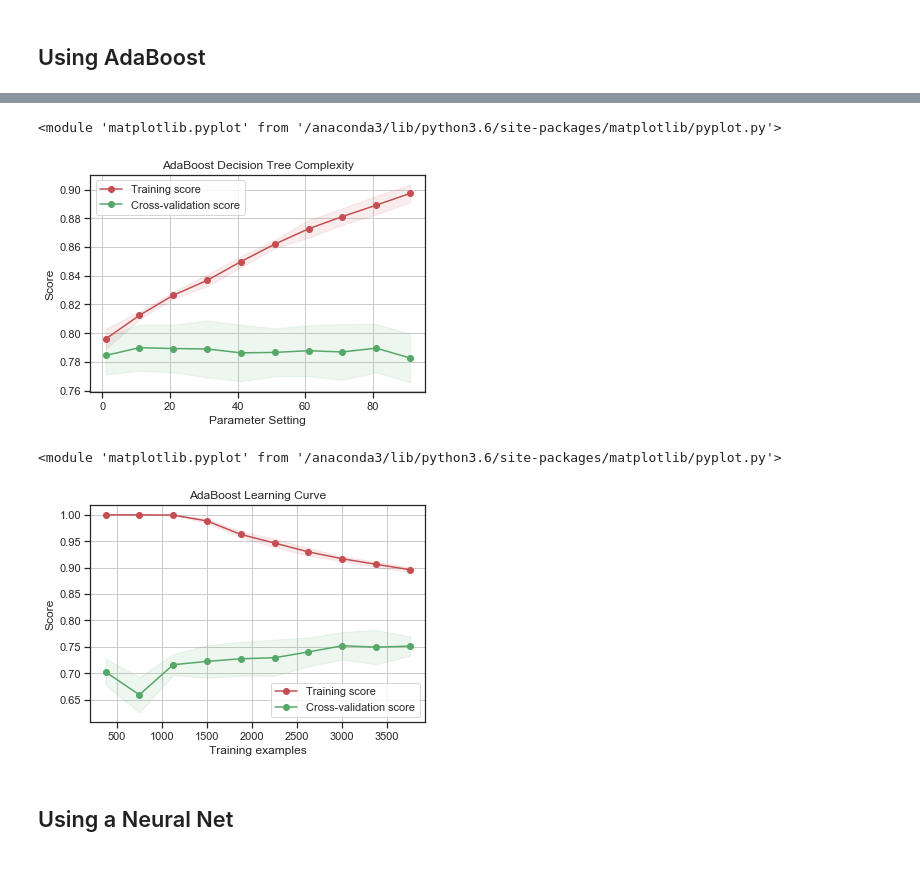
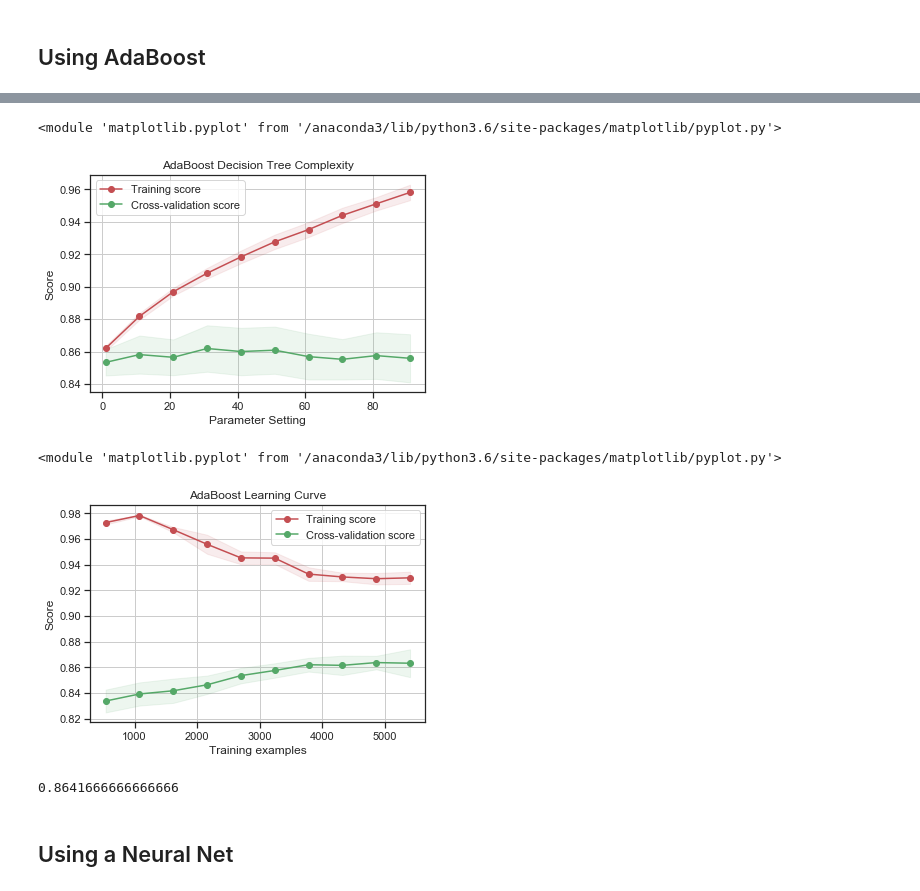
Before and after one commit to JonMcEntee/gatech, a Jupyter notebook: Machine Learning - Assignment 1.ipynb, the cells around one changed output, grey strips where cells are left out. Drawn from its saved outputs; the diff is of its cells as text; code cells hidden in the pictures.

```diff
--- a/Machine Learning - Assignment 1.ipynb
+++ b/Machine Learning - Assignment 1.ipynb
@@ -299,17 +384,27 @@ clf.best_params_
 # %%
-clf = AdaBoostClassifier(DecisionTreeClassifier(max_depth=4, min_samples_split=70), learning_rate=0.1)
+clf = AdaBoostClassifier(DecisionTreeClassifier(max_depth=9, min_samples_split=220),
+                         learning_rate=0.1)
 plot_validation_curve(estimator=clf, title="AdaBoost Decision Tree Complexity",
-                      X=X_train, y=y_train, param_name='n_estimators', param_range=range(1, 100, 10), cv=10)
+                      X=X_train, y=y_train, param_name='n_estimators',
+                      param_range=range(1, 100, 10), cv=10, n_jobs=-1)
 # %% [output]
 <module 'matplotlib.pyplot' from '/anaconda3/lib/python3.6/site-packages/matplotlib/pyplot.py'>
-[figure, old version]
+[figure, new version]
 # %%
 # the built in learning curve
-clf = AdaBoostClassifier(DecisionTreeClassifier(max_depth=4, min_samples_split=70), learning_rate=1, n_estimators=40)
+clf = AdaBoostClassifier(DecisionTreeClassifier(max_depth=9, min_samples_split=220),
+                         learning_rate=0.1, n_estimators=58)
 plot_learning_curve(estimator=clf, title="AdaBoost Learning Curve", X=X, y=y, cv=10)
 # %% [output]
 <module 'matplotlib.pyplot' from '/anaconda3/lib/python3.6/site-packages/matplotlib/pyplot.py'>
-[figure, old version]
+[figure, new version]
+# %%
+clf = AdaBoostClassifier(DecisionTreeClassifier(max_depth=9, min_samples_split=220),
+                         learning_rate=0.1, n_estimators=58)
+clf.fit(X_train, y_train)
+clf.score(X_test, y_test)
+# %% [output]
+0.8641666666666666
 # %% [markdown]
 ## Using a Neural Net
 # %%
```
Also changed, not shown: parts of 25 cells of this notebook, 1 other file.
